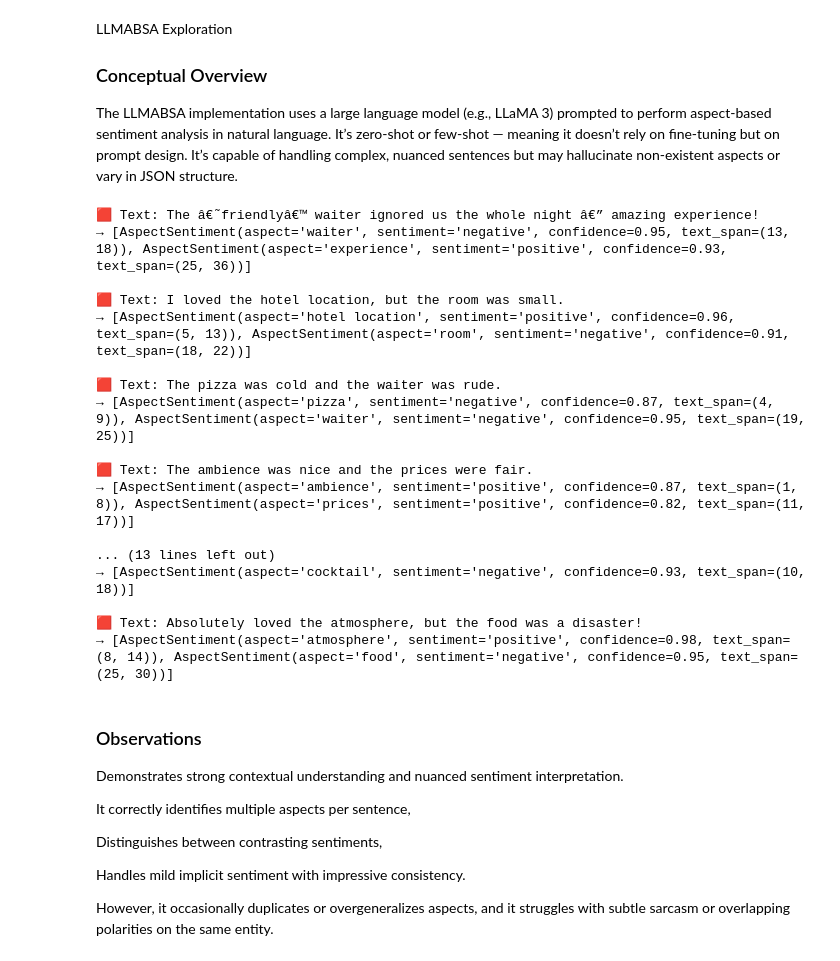
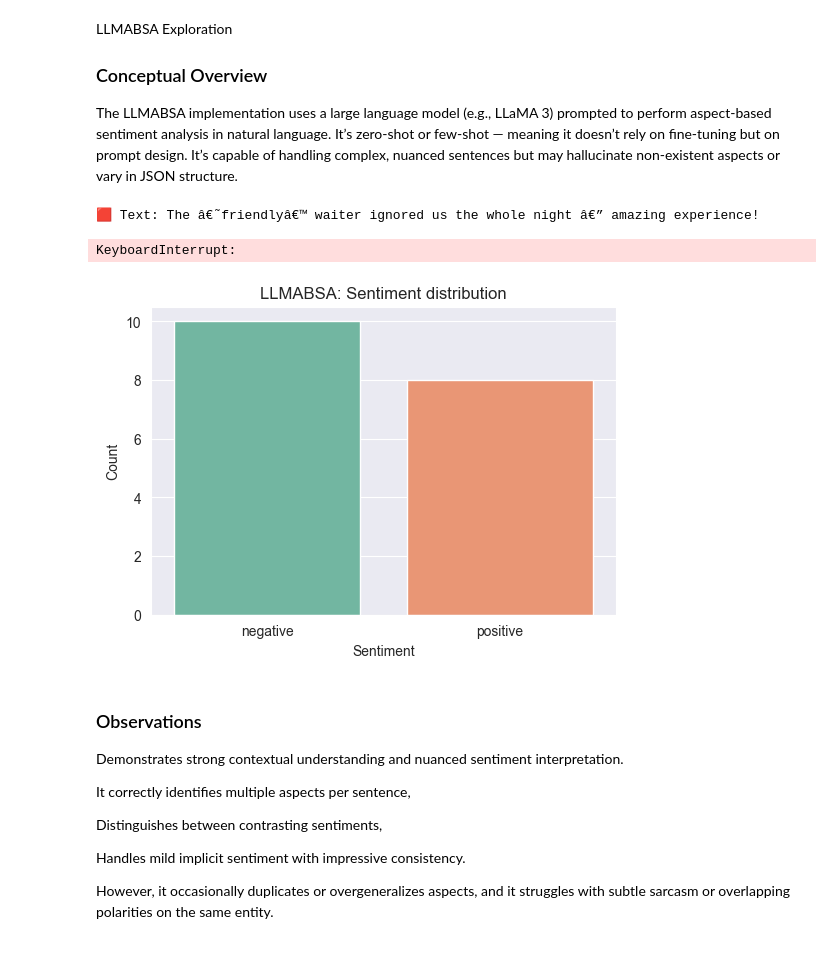
Before and after one commit to lizakolosova/ABSA-project, a Jupyter notebook: notebooks/exploration.ipynb, the cells around one changed output. Saved outputs shown, nothing was run; the diff lists cells and outputs as text; code cells hidden in the pictures.

```diff
--- a/notebooks/exploration.ipynb
+++ b/notebooks/exploration.ipynb
@@ -109,24 +157,14 @@ llm_model = LLMABSA()
 for text in sample_texts:
     print(f"\n🟥 Text: {text}")
     print("→", llm_model.analyze(text))
+df_llm = collect_results(llm_model, sample_texts, "LLM")
 # %% [output]
 🟥 Text: The â€˜friendlyâ€™ waiter ignored us the whole night â€” amazing experience!
-→ [AspectSentiment(aspect='waiter', sentiment='negative', confidence=0.95, text_span=(13, 18)), AspectSentiment(aspect='experience', sentiment='positive', confidence=0.93, text_span=(25, 36))]
-
-🟥 Text: I loved the hotel location, but the room was small.
-→ [AspectSentiment(aspect='hotel location', sentiment='positive', confidence=0.96, text_span=(5, 13)), AspectSentiment(aspect='room', sentiment='negative', confidence=0.91, text_span=(18, 22))]
-
-🟥 Text: The pizza was cold and the waiter was rude.
-→ [AspectSentiment(aspect='pizza', sentiment='negative', confidence=0.87, text_span=(4, 9)), AspectSentiment(aspect='waiter', sentiment='negative', confidence=0.95, text_span=(19, 25))]
-
-🟥 Text: The ambience was nice and the prices were fair.
-→ [AspectSentiment(aspect='ambience', sentiment='positive', confidence=0.87, text_span=(1, 8)), AspectSentiment(aspect='prices', sentiment='positive', confidence=0.82, text_span=(11, 17))]
-
-... (13 lines left out)
-→ [AspectSentiment(aspect='cocktail', sentiment='negative', confidence=0.93, text_span=(10, 18))]
-
-🟥 Text: Absolutely loved the atmosphere, but the food was a disaster!
-→ [AspectSentiment(aspect='atmosphere', sentiment='positive', confidence=0.98, text_span=(8, 14)), AspectSentiment(aspect='food', sentiment='negative', confidence=0.95, text_span=(25, 30))]
+KeyboardInterrupt:
+# %%
+plot_sentiment_distribution(df_llm, "LLMABSA")
+# %% [output]
+[figure, added]
 # %% [markdown]
 ### Observations
 
```
Also changed, not shown: parts of 6 cells of this notebook, 2 other files.
